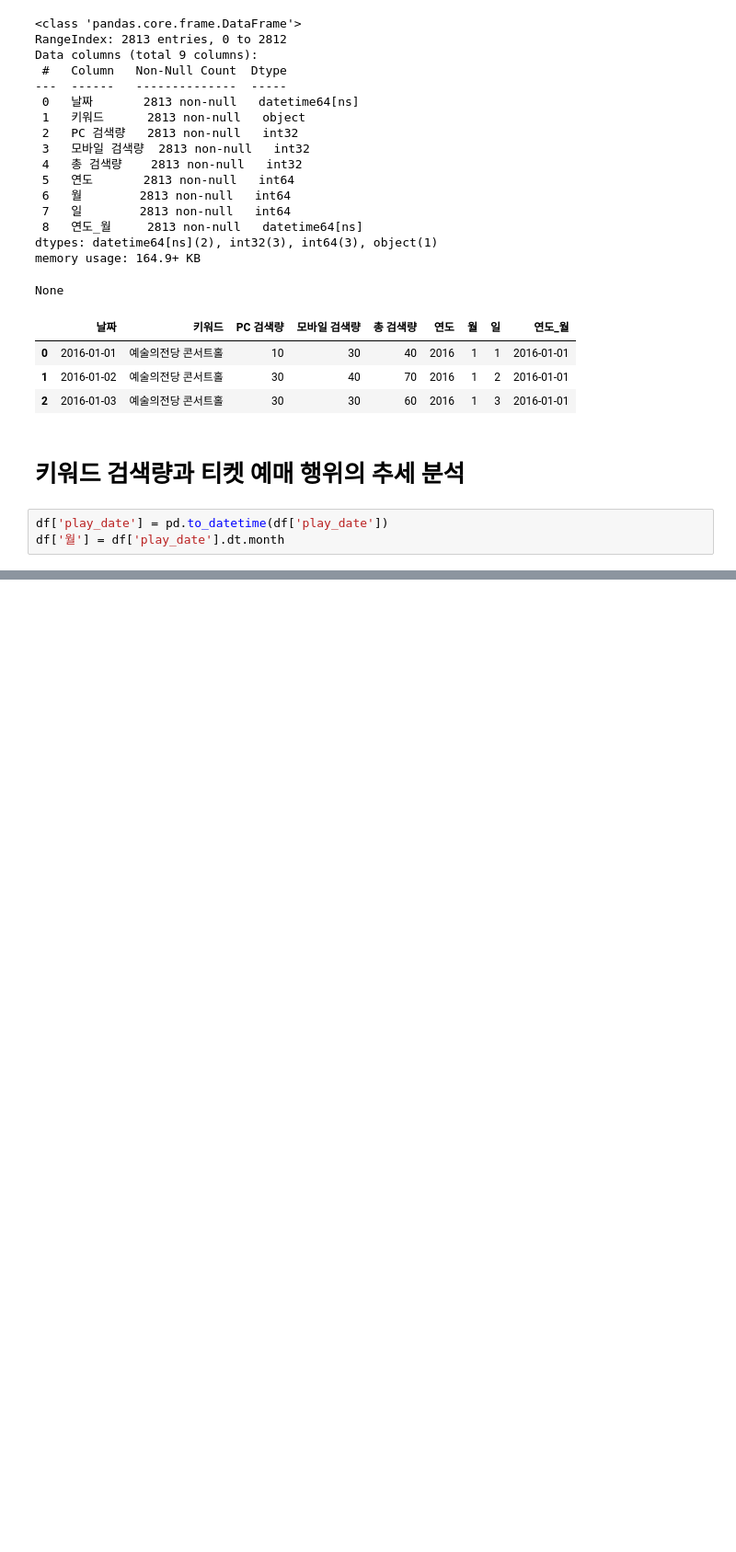
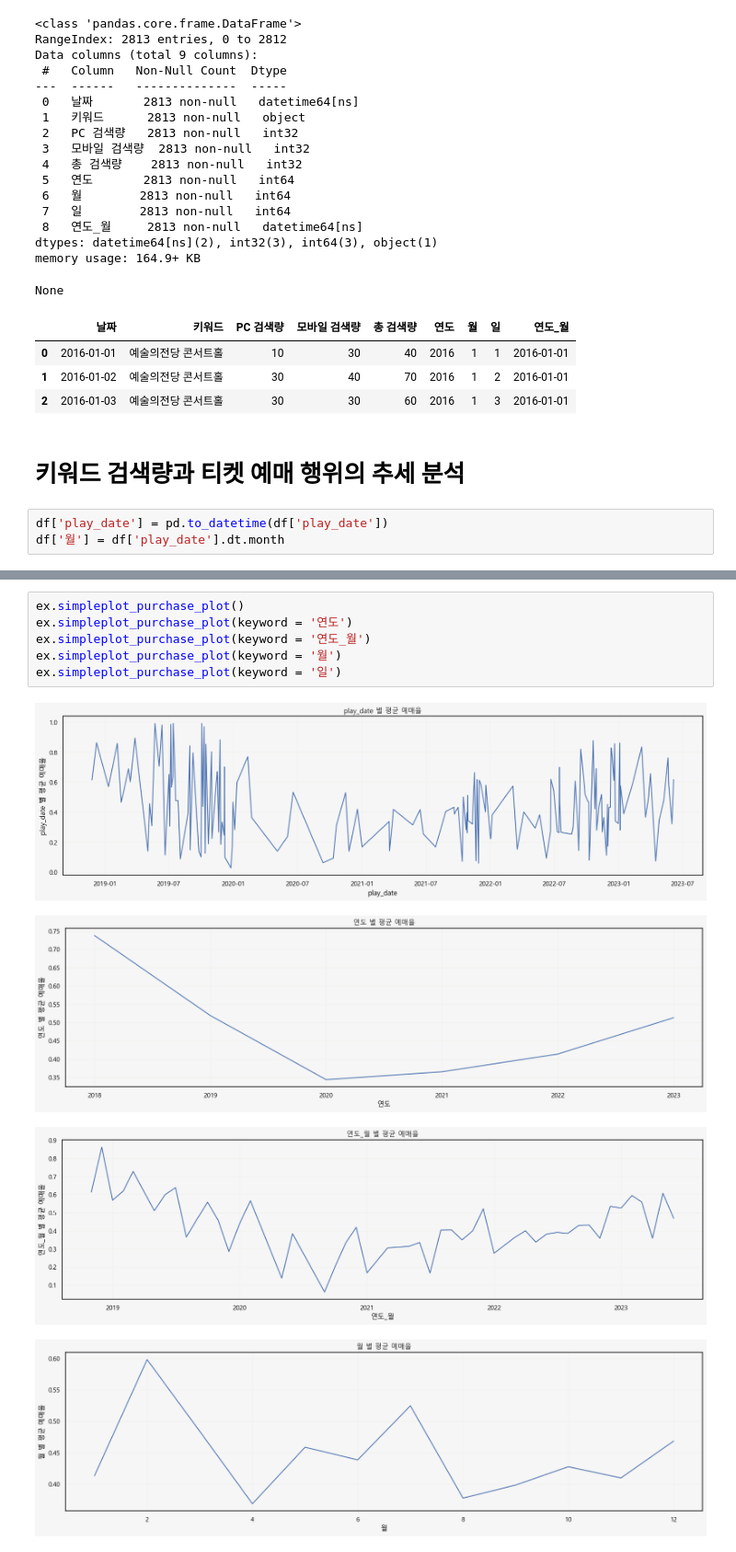
Before and after one commit to yonghyeun/BigContest-CocenrtHall, a Jupyter notebook: preprocessing/keyword_visualization.ipynb, the cells around one changed output, grey strips where cells are left out. Shown at 92% size. Saved outputs shown, nothing was run; the diff lists cells and outputs as text; blank space fills up the shorter version.

```diff
--- a/preprocessing/keyword_visualization.ipynb
+++ b/preprocessing/keyword_visualization.ipynb
@@ -130,0 +183,11 @@ ex.simpleplot_plot(keyword = '연도_월')
+# %%
+ex.simpleplot_purchase_plot()
+ex.simpleplot_purchase_plot(keyword = '연도')
+ex.simpleplot_purchase_plot(keyword = '연도_월')
+ex.simpleplot_purchase_plot(keyword = '월')
+ex.simpleplot_purchase_plot(keyword = '일')
+# %% [output]
+[figure, added]
+[figure, added]
+[figure, added]
+[figure, added]
```
Also changed, not shown: parts of 10 cells of this notebook.
